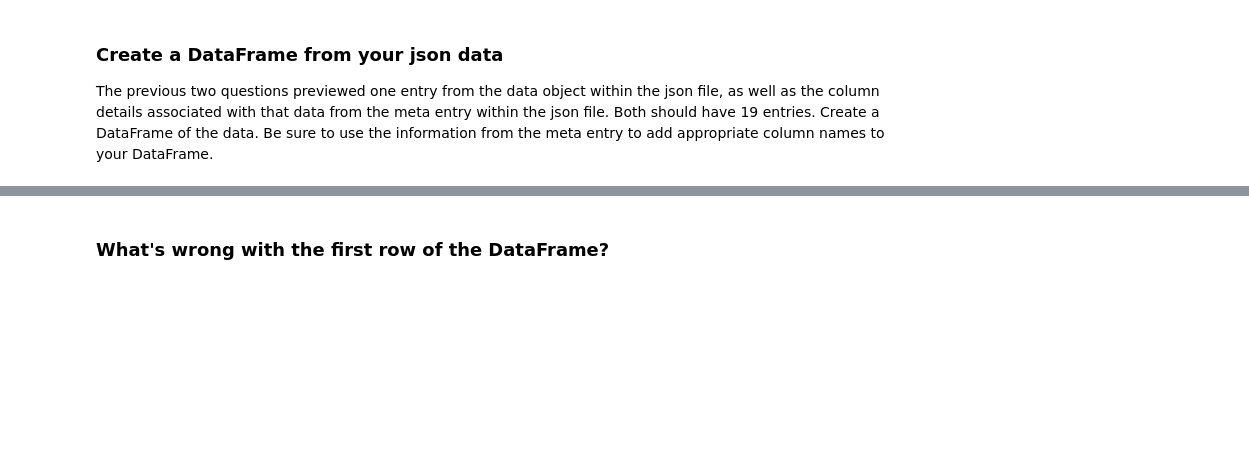
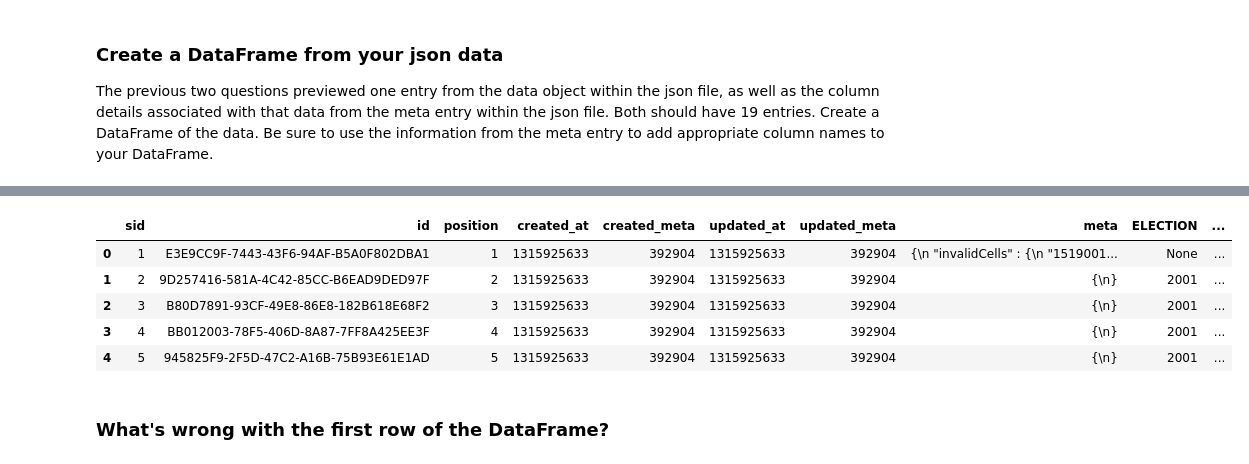
Before and after one commit to quannguyen234/dsc-json-and-xml-lab-nyc-ds-082619, a Jupyter notebook: index.ipynb, the cells around one changed output, grey strips where cells are left out. Drawn from its saved outputs; the diff is of its cells as text; code cells hidden in the pictures; blank space fills up the shorter version.

```diff
--- a/index.ipynb
+++ b/index.ipynb
@@ -132,6 +132,7 @@ The previous two questions previewed one entry from the data object within the j
 #Your code here
 import pandas as pd
 df = pd.DataFrame(data['data'])
-cols = [i['name'] for i in data['meta']['view']['columns']
+cols = [i['name'] for i in data['meta']['view']['columns']]
 df.columns = cols
+df.head()
 # %% [output]
@@ -139,3 +139,9 @@ SyntaxError: invalid syntax (<ipython-input-22-943b288a003e>, line 5)
+|  | sid | id | position | created_at | created_meta | updated_at | updated_meta | meta | ELECTION | ... |
+| 0 | 1 | E3E9CC9F-7443-43F6-94AF-B5A0F802DBA1 | 1 | 1315925633 | 392904 | 1315925633 | 392904 | {\n "invalidCells" : {\n "1519001... | None | ... |
+| 1 | 2 | 9D257416-581A-4C42-85CC-B6EAD9DED97F | 2 | 1315925633 | 392904 | 1315925633 | 392904 | {\n} | 2001 | ... |
+| 2 | 3 | B80D7891-93CF-49E8-86E8-182B618E68F2 | 3 | 1315925633 | 392904 | 1315925633 | 392904 | {\n} | 2001 | ... |
+| 3 | 4 | BB012003-78F5-406D-8A87-7FF8A425EE3F | 4 | 1315925633 | 392904 | 1315925633 | 392904 | {\n} | 2001 | ... |
+| 4 | 5 | 945825F9-2F5D-47C2-A16B-75B93E61E1AD | 5 | 1315925633 | 392904 | 1315925633 | 392904 | {\n} | 2001 | ... |
 # %% [markdown]
 ### What's wrong with the first row of the DataFrame?
 # %%
```
Also changed, not shown: parts of 1 cell of this notebook.
